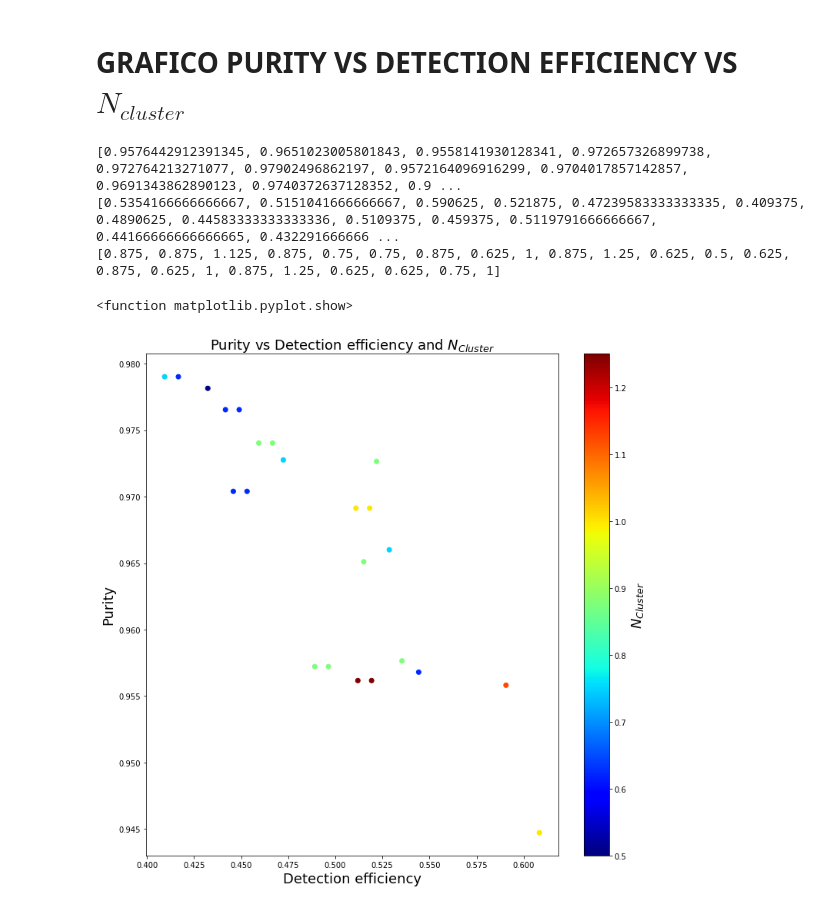
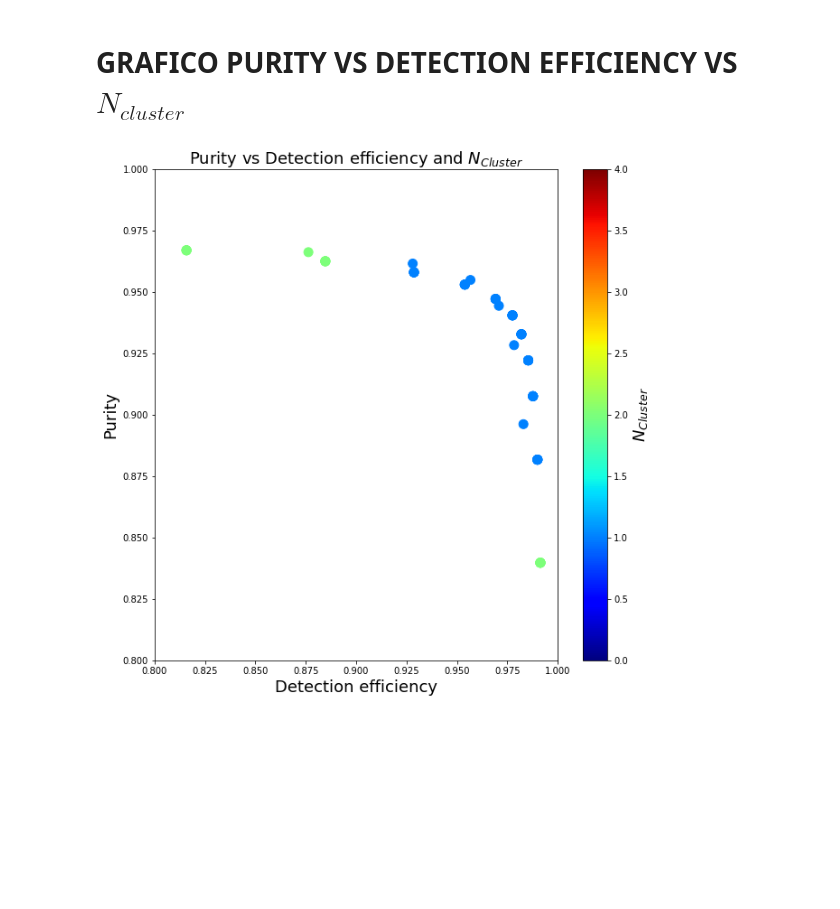
Before and after one commit to lorenzopaolucci/Cygno_Lab_II, a Jupyter notebook: DBSCAN_Statistica_Graz.ipynb, the cells around one changed output. Drawn from its saved outputs; the diff is of its cells as text; code cells hidden in the pictures; blank space fills up the shorter version.

```diff
--- a/DBSCAN_Statistica_Graz.ipynb
+++ b/DBSCAN_Statistica_Graz.ipynb
@@ -28,7 +28,7 @@ th = 1.5*sigma_noise
 os.system('mkdir -p runs')
 os.chdir('runs')
 
-for run in np.arange(0,100,1):
+for run in np.arange(0,500,1):
 
     # Genero le griglie
 
@@ -373,49 +534,55 @@ plt.show()
 # %%
 import statistics as st
 
-n_eps = int((max_eps - min_eps)/step_eps)
-end_loop = int(len(list_p)/n_eps)
+dataframe_e = pd.DataFrame(list_e)
+dataframe_p = pd.DataFrame(list_p)
+dataframe_n = pd.DataFrame(list_n)
+
+n_eps = int((max_eps-min_eps)/step_eps)
+eps = 4
+min_k = 0
+
+mean_e = []
 mean_p = []
-mean_e = []
 mean_n = []
 
-for i in range(0, end_loop, 1):
+std_e = []
+std_p = []
 
-  temp_p = []
-  temp_e = []
-  temp_n = []
+for i in np.arange(0,n_eps,1):
 
-  for j in range(0, n_eps, 1):
+  for k in np.arange(min_k,int(4*eps)+min_k,1):
 
-    ind = i + j*n_eps
-    temp_p.append(list_p[ind])
-    temp_e.append(list_e[ind])
-    temp_n.append(list_n[ind])
-    #print(plot_p)
-    #print(ind)
+    a = dataframe_e[k].to_numpy()
+    b = dataframe_p[k].to_numpy()
+    c = dataframe_n[k].to_numpy()
 
-  mean_p.append(st.mean(temp_p))
-  mean_e.append(st.mean(temp_e))
-  mean_n.append(st.mean(temp_n))
+    mean_e.append(st.mean(a))
+    mean_p.append(st.mean(b))
+    mean_n.append(st.mean(c))
 
-print(mean_p)
-print(mean_e)
-print(mean_n)
+    std_e.append(st.stdev(a))
+    std_p.append(st.stdev(b))
+
+  min_k = int(4*eps)
+  eps+=0.5
 
 fig = plt.figure(figsize=(12,12))
-plt.scatter(mean_e,mean_p,c=mean_n,cmap='jet')
+fig = matplotlib.pyplot.gcf()
+plt.scatter(mean_e,mean_p,c=mean_n,cmap='jet',s=100)
+plt.xlim(0.80,1)
+plt.ylim(0.80,1)
 ax = plt.colorbar()
 ax.set_label('$N_{Cluster}$',fontsize=18)
+#plt.errorbar(mean_e,mean_p,std_p,std_e,markersize=0,fmt='.')
 plt.title('Purity vs Detection efficiency and $N_{Cluster}$',fontsize=18)
 plt.xlabel('Detection efficiency',fontsize=18)
 plt.ylabel('Purity',fontsize=18)
-plt.show
+#plt.colorbar()
+fig.set_size_inches(10, 10)
+plt.show()
 # %% [output]
-[0.9576442912391345, 0.9651023005801843, 0.9558141930128341, 0.972657326899738, 0.972764213271077, 0.97902496862197, 0.9572164096916299, 0.9704017857142857, 0.9691343862890123, 0.9740372637128352, 0.9 ...
-[0.5354166666666667, 0.5151041666666667, 0.590625, 0.521875, 0.47239583333333335, 0.409375, 0.4890625, 0.44583333333333336, 0.5109375, 0.459375, 0.5119791666666667, 0.44166666666666665, 0.432291666666 ...
-[0.875, 0.875, 1.125, 0.875, 0.75, 0.75, 0.875, 0.625, 1, 0.875, 1.25, 0.625, 0.5, 0.625, 0.875, 0.625, 1, 0.875, 1.25, 0.625, 0.625, 0.75, 1]
-<function matplotlib.pyplot.show>
-[figure, old version]
+[figure, new version]
 # %%
 import statistics as st
 
```
Also changed, not shown: parts of 6 cells of this notebook.
